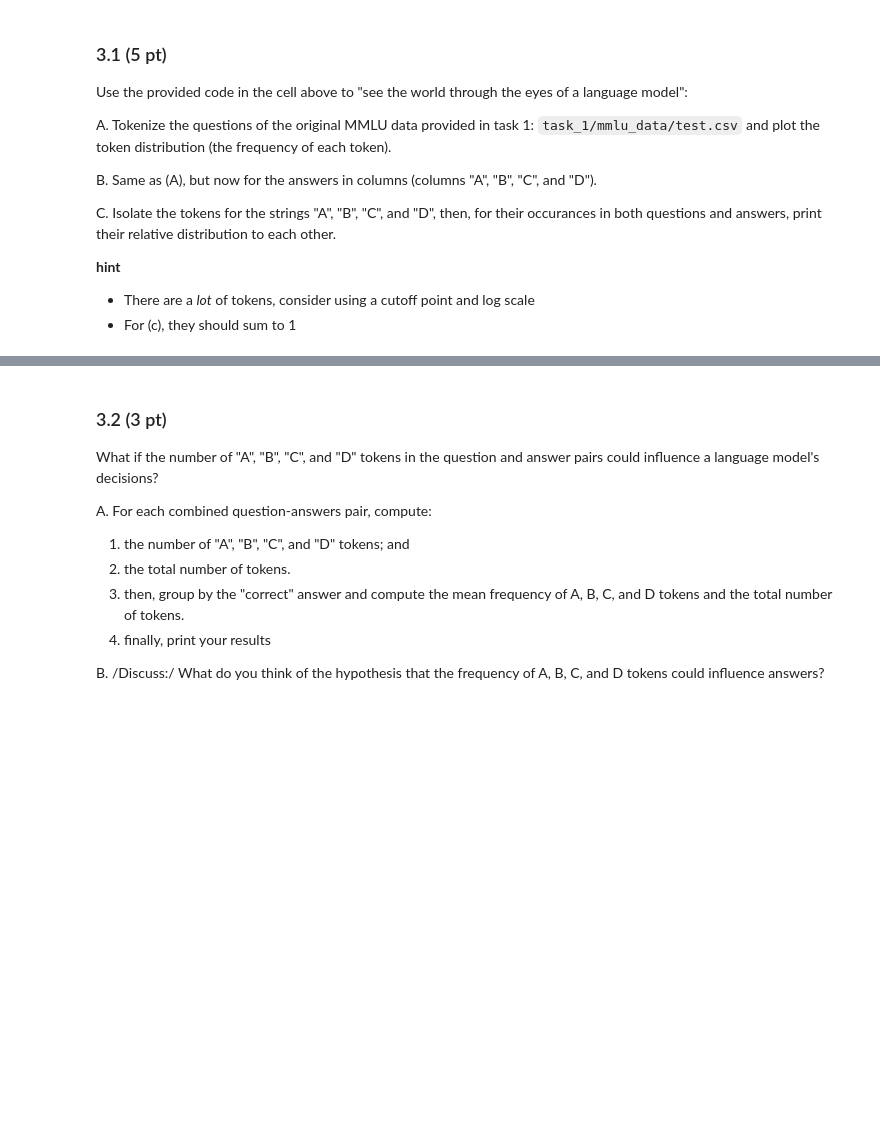
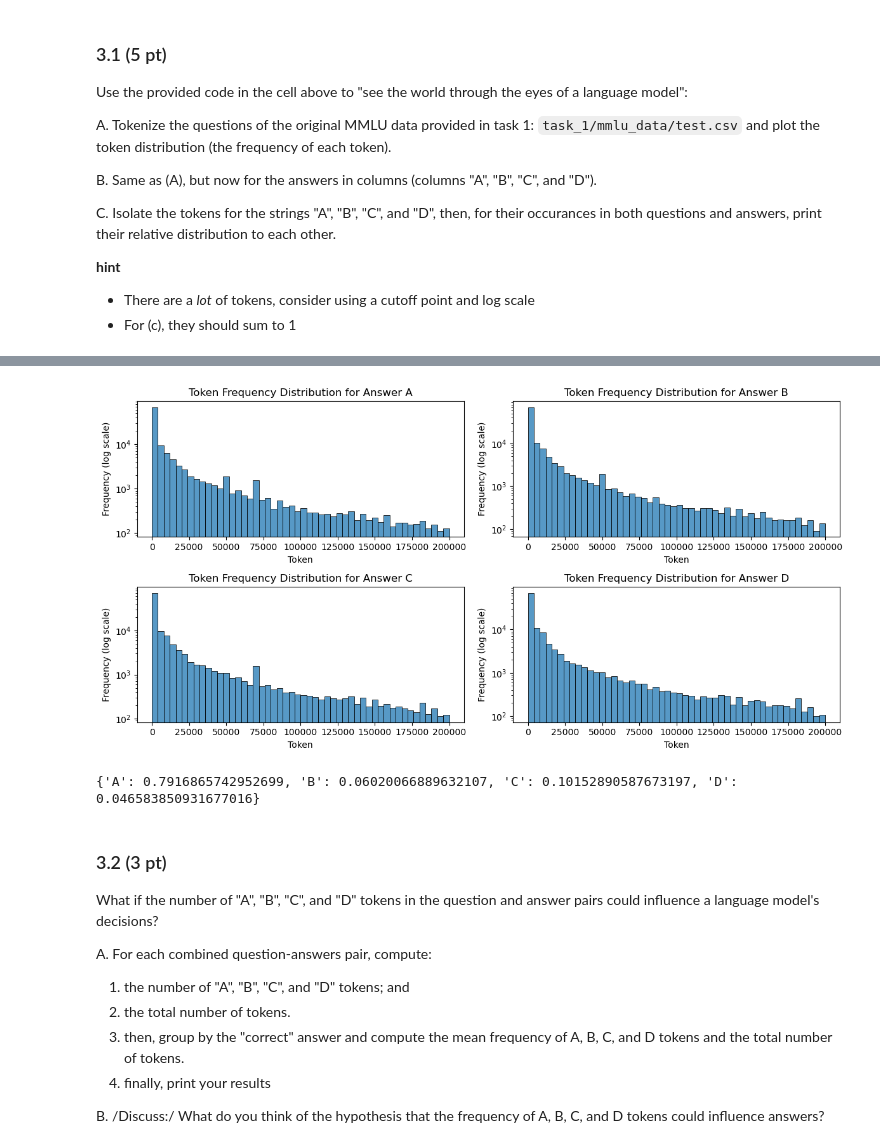
Before and after one commit to Thierrix/2024, a Jupyter notebook: Homework/01_PROJECT_NEUTRALITY/analysis.ipynb, the cells around one changed output, grey strips where cells are left out. Saved outputs shown, nothing was run; the diff lists cells and outputs as text; code cells hidden in the pictures; blank space fills up the shorter version.

```diff
--- a/Homework/01_PROJECT_NEUTRALITY/analysis.ipynb
+++ b/Homework/01_PROJECT_NEUTRALITY/analysis.ipynb
@@ -781,7 +785,76 @@ C. Isolate the tokens for the strings "A", "B", "C", and "D", then, for their oc
 # %%
 # B
+# Tokenize the answers in columns "A", "B", "C", and "D"
+df_test['tokens_A'] = df_test['A'].apply(tokenize_text)
+df_test['tokens_B'] = df_test['B'].apply(tokenize_text)
+df_test['tokens_C'] = df_test['C'].apply(tokenize_text)
+df_test['tokens_D'] = df_test['D'].apply(tokenize_text)
+
+# Flatten the list of tokens for each answer column
+all_tokens_A = [token for sublist in df_test['tokens_A'] for token in sublist]
+all_tokens_B = [token for sublist in df_test['tokens_B'] for token in sublist]
+all_tokens_C = [token for sublist in df_test['tokens_C'] for token in sublist]
+all_tokens_D = [token for sublist in df_test['tokens_D'] for token in sublist]
+
+# Plot the frequency of each token for each answer column separately
+plt.figure(figsize=(12, 6))
+
+plt.subplot(2, 2, 1)
+sns.histplot(all_tokens_A, bins=50, kde=False)
+plt.yscale('log')
+plt.title('Token Frequency Distribution for Answer A')
+plt.xlabel('Token')
+plt.ylabel('Frequency (log scale)')
+
+plt.subplot(2, 2, 2)
+sns.histplot(all_tokens_B, bins=50, kde=False)
+plt.yscale('log')
+plt.title('Token Frequency Distribution for Answer B')
+plt.xlabel('Token')
+plt.ylabel('Frequency (log scale)')
+
+plt.subplot(2, 2, 3)
+sns.histplot(all_tokens_C, bins=50, kde=False)
+plt.yscale('log')
+plt.title('Token Frequency Distribution for Answer C')
+plt.xlabel('Token')
+plt.ylabel('Frequency (log scale)')
+
+plt.subplot(2, 2, 4)
+sns.histplot(all_tokens_D, bins=50, kde=False)
+plt.yscale('log')
+plt.title('Token Frequency Distribution for Answer D')
+plt.xlabel('Token')
+plt.ylabel('Frequency (log scale)')
+
+plt.tight_layout()
+plt.show()
+# %% [output]
+[figure, added]
 # %%
 # C
+# Tokenize the strings "A", "B", "C", "D"
+tokens_A = tokenize_text("A")
+tokens_B = tokenize_text("B")
+tokens_C = tokenize_text("C")
+tokens_D = tokenize_text("D")
+
+# Combine all answer tokens into one list
+all_tokens_answers = all_tokens_A + all_tokens_B + all_tokens_C + all_tokens_D
+
+# Find how often tokens for "A", "B", "C", "D" occur in each tokenized question-answers pair
+token_counts = {
+    'A': sum([all_tokens.count(token) for token in tokens_A]) + sum([all_tokens_answers.count(token) for token in tokens_A]),
+    'B': sum([all_tokens.count(token) for token in tokens_B]) + sum([all_tokens_answers.count(token) for token in tokens_B]),
+    'C': sum([all_tokens.count(token) for token in tokens_C]) + sum([all_tokens_answers.count(token) for token in tokens_C]),
+    'D': sum([all_tokens.count(token) for token in tokens_D]) + sum([all_tokens_answers.count(token) for token in tokens_D])
+}
+# Print the relative distribution
+total_tokens = sum(token_counts.values())
+relative_distribution = {k: v / total_tokens for k, v in token_counts.items()}
+print(relative_distribution)
+# %% [output]
+{'A': 0.7916865742952699, 'B': 0.06020066889632107, 'C': 0.10152890587673197, 'D': 0.046583850931677016}
 # %% [markdown]
 ### 3.2 (3 pt)
 
```
Also changed, not shown: parts of 6 cells of this notebook.
